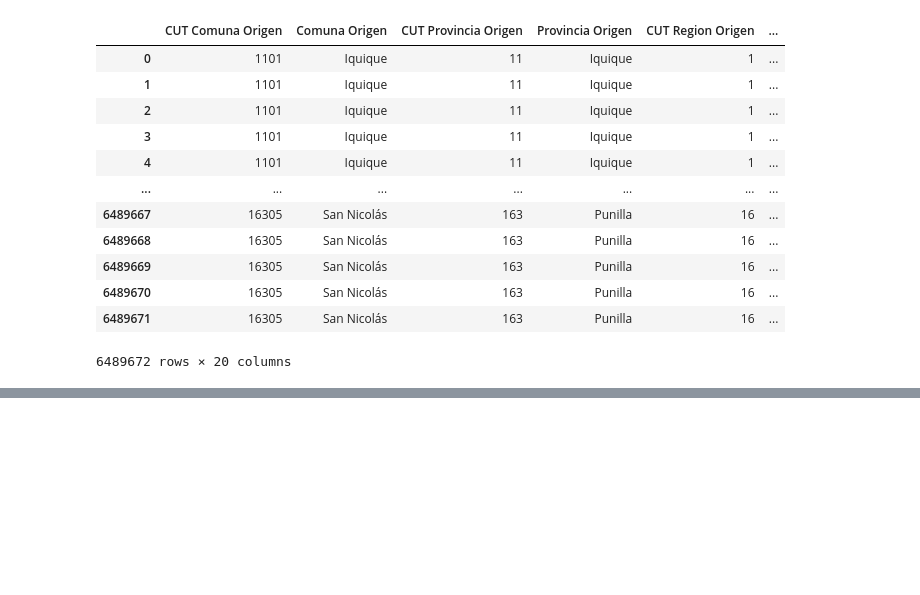
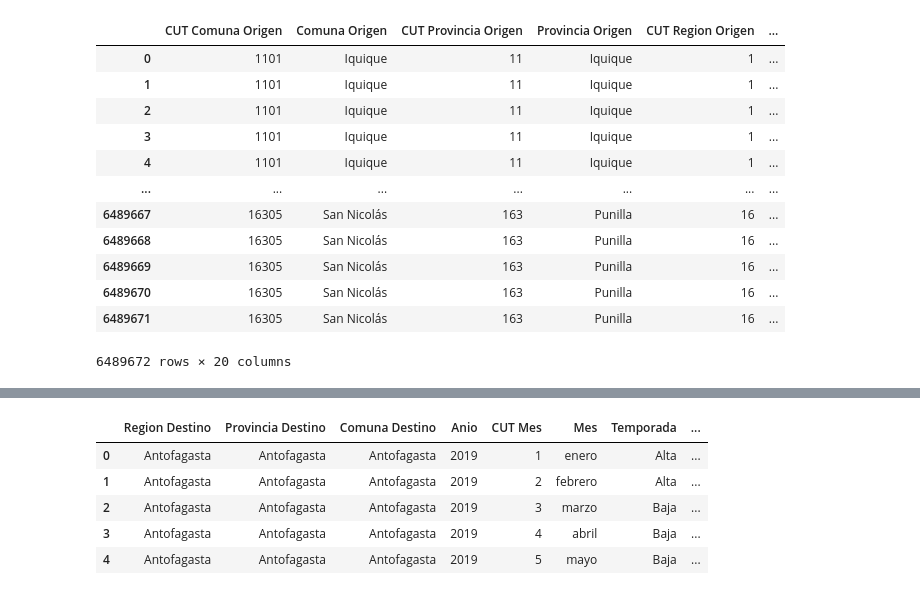
Before and after one commit to bartowen/Tour_Data_Pro, a Jupyter notebook: src/3-ExploracionDataframes.ipynb, the cells around one changed output, grey strips where cells are left out. Saved outputs shown, nothing was run; the diff lists cells and outputs as text; code cells hidden in the pictures; blank space fills up the shorter version.

```diff
--- a/src/3-ExploracionDataframes.ipynb
+++ b/src/3-ExploracionDataframes.ipynb
@@ -19,0 +40,28 @@ df
+# %%
+# Agrupar los viajes por 'Region Destino' y 'Mes'
+viajes_totales_temporada = df.groupby(['Region Destino', 'Provincia Destino','Comuna Destino', 'Anio','CUT Mes','Mes', 'Temporada'])['Viajes Ocasionales'].sum().reset_index()
+
+# Lista de niveles de agregación para los totales
+niveles_agrupacion = [
+    (['Region Destino', 'Anio', 'Temporada'], 'Total Temporada Region'),
+    (['Provincia Destino', 'Anio', 'Temporada'], 'Total Temporada Provincia'),
+    (['Comuna Destino', 'Anio', 'Temporada'], 'Total Temporada Comuna')
+]
+
+# Iterar sobre los niveles de agrupación y añadir las columnas de totales
+for nivel, nombre_columna in niveles_agrupacion:
+    # Crear un dataframe con el total de viajes por el nivel de agregación
+    total_viajes = viajes_totales_temporada.groupby(nivel)['Viajes Ocasionales'].sum().reset_index()
+    total_viajes.rename(columns={'Viajes Ocasionales': nombre_columna}, inplace=True)
+
+    # Unir este total al dataframe original
+    viajes_totales_temporada = viajes_totales_temporada.merge(total_viajes, on=nivel, how='left')
+
+viajes_totales_temporada.head()
+# %% [output]
+|  | Region Destino | Provincia Destino | Comuna Destino | Anio | CUT Mes | Mes | Temporada | ... |
+| 0 | Antofagasta | Antofagasta | Antofagasta | 2019 | 1 | enero | Alta | ... |
+| 1 | Antofagasta | Antofagasta | Antofagasta | 2019 | 2 | febrero | Alta | ... |
+| 2 | Antofagasta | Antofagasta | Antofagasta | 2019 | 3 | marzo | Baja | ... |
+| 3 | Antofagasta | Antofagasta | Antofagasta | 2019 | 4 | abril | Baja | ... |
+| 4 | Antofagasta | Antofagasta | Antofagasta | 2019 | 5 | mayo | Baja | ... |
```
Also changed, not shown: parts of 3 cells of this notebook.
